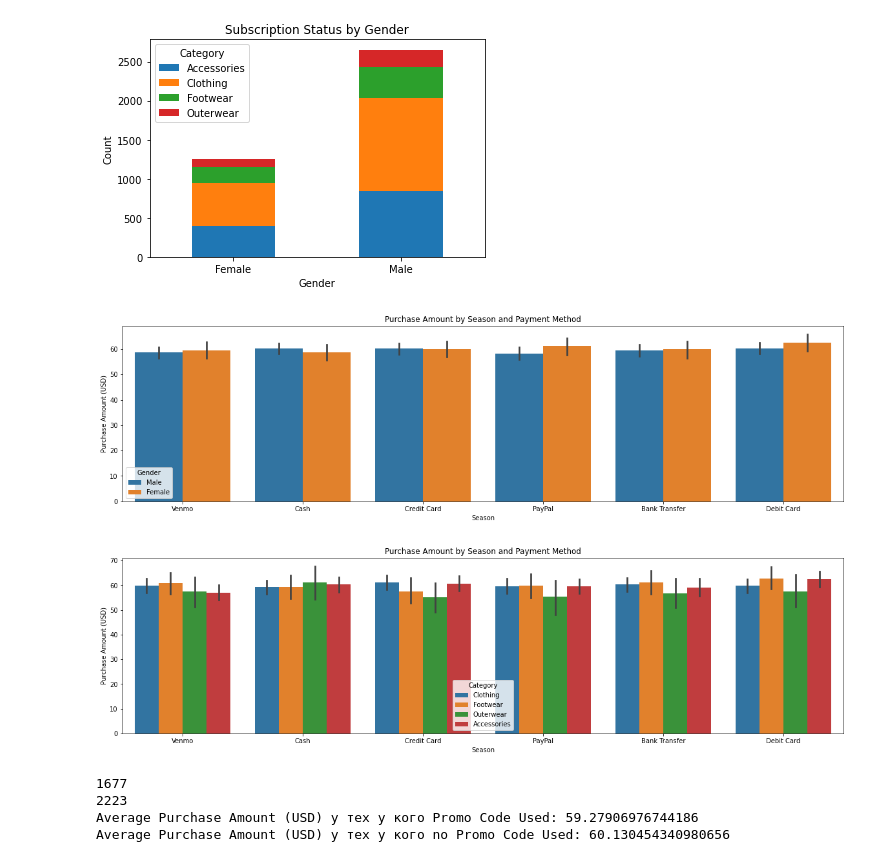
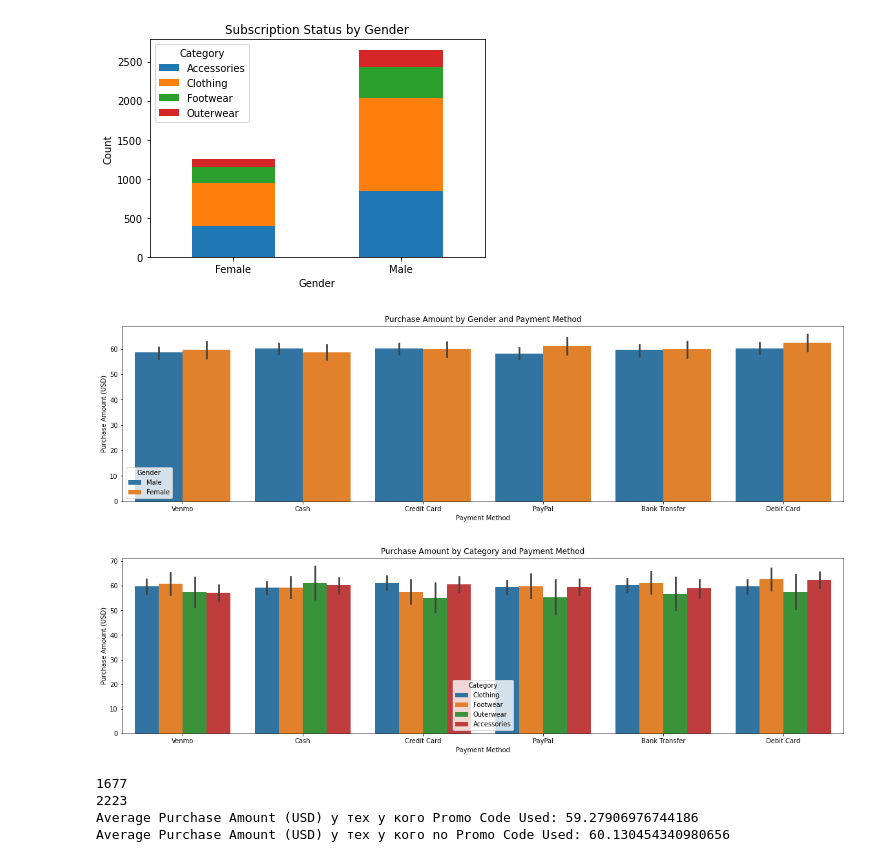
Before and after one commit to annapavlikova/homework_wb, a Jupyter notebook: homework3.ipynb, the cells around one changed output. Saved outputs shown, nothing was run; the diff lists cells and outputs as text; code cells hidden in the pictures.

```diff
--- a/homework3.ipynb
+++ b/homework3.ipynb
@@ -98,21 +98,21 @@ plt.show();
 # %%
 plt.figure(figsize=(20, 5))
 sns.barplot(x='Payment Method', y='Purchase Amount (USD)', hue='Gender', data=df)
-plt.title('Purchase Amount by Season and Payment Method')
-plt.xlabel('Season')
+plt.title('Purchase Amount by Gender and Payment Method')
+plt.xlabel('Payment Method')
 plt.ylabel('Purchase Amount (USD)')
 plt.xticks(rotation = 0)
 plt.show()
 # %% [output]
-[figure, old version]
+[figure, new version]
 # %%
 plt.figure(figsize=(20, 5))
 sns.barplot(x='Payment Method', y='Purchase Amount (USD)', hue='Category', data=df)
-plt.title('Purchase Amount by Season and Payment Method')
-plt.xlabel('Season')
+plt.title('Purchase Amount by Category and Payment Method')
+plt.xlabel('Payment Method')
 plt.ylabel('Purchase Amount (USD)')
 plt.xticks(rotation = 0)
 plt.show()
 # %% [output]
-[figure, old version]
+[figure, new version]
 # %%
```
Also changed, not shown: parts of 19 cells of this notebook.
